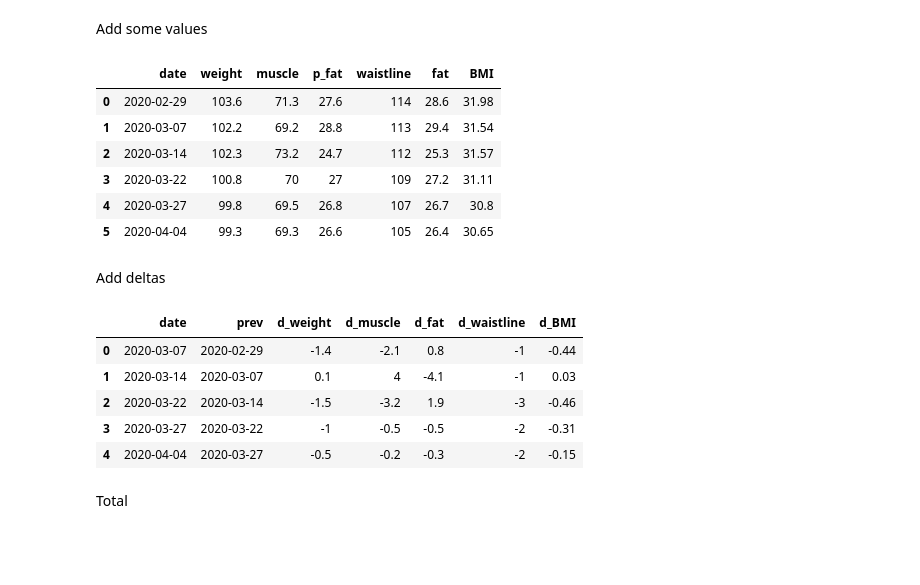
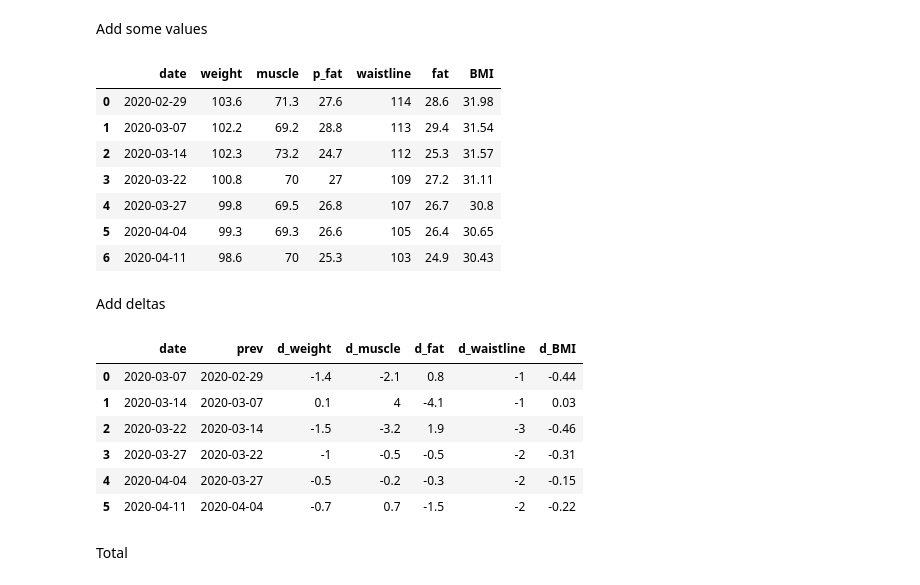
Before and after one commit to ivanross/my-notebook, a Jupyter notebook: Tanita.ipynb, the cells around one changed output. Drawn from its saved outputs; the diff is of its cells as text; code cells hidden in the pictures; blank space fills up the shorter version.

```diff
--- a/Tanita.ipynb
+++ b/Tanita.ipynb
@@ -18,6 +18,7 @@ data = [
     {"date": "2020-03-22", "weight": 100.8, "muscle": 70.0, "p_fat": 27.0, "waistline": 109 },
     {"date": "2020-03-27", "weight":  99.8, "muscle": 69.5, "p_fat": 26.8, "waistline": 107 },
     {"date": "2020-04-04", "weight":  99.3, "muscle": 69.3, "p_fat": 26.6, "waistline": 105 },
+    {"date": "2020-04-11", "weight":  98.6, "muscle": 70.0, "p_fat": 25.3, "waistline": 103 },
 
 ]
 # %% [markdown]
@@ -39,32 +40,34 @@ table(data)
 | 3 | 2020-03-22 | 100.8 | 70 | 27 | 109 | 27.2 | 31.11 |
 | 4 | 2020-03-27 | 99.8 | 69.5 | 26.8 | 107 | 26.7 | 30.8 |
 | 5 | 2020-04-04 | 99.3 | 69.3 | 26.6 | 105 | 26.4 | 30.65 |
+| 6 | 2020-04-11 | 98.6 | 70 | 25.3 | 103 | 24.9 | 30.43 |
 # %% [markdown]
 Add deltas
 # %%
 def computeDeltas(_data):
     _deltas = []
     for (prev,curr) in pairwise(_data):
         dd = {
             "date": curr["date"],
             "prev": prev["date"]
         }
 
         for k in ["weight", "muscle", "fat", "waistline","BMI"]:
             dd["d_"+k] = round(curr[k] - prev[k],2)
 
         _deltas.append(dd)
     return _deltas
 
-delta = computeDeltas(data)
+deltas = computeDeltas(data)
 pd.DataFrame(deltas).style
 # %% [output]
 |  | date | prev | d_weight | d_muscle | d_fat | d_waistline | d_BMI |
 | 0 | 2020-03-07 | 2020-02-29 | -1.4 | -2.1 | 0.8 | -1 | -0.44 |
 | 1 | 2020-03-14 | 2020-03-07 | 0.1 | 4 | -4.1 | -1 | 0.03 |
 | 2 | 2020-03-22 | 2020-03-14 | -1.5 | -3.2 | 1.9 | -3 | -0.46 |
 | 3 | 2020-03-27 | 2020-03-22 | -1 | -0.5 | -0.5 | -2 | -0.31 |
 | 4 | 2020-04-04 | 2020-03-27 | -0.5 | -0.2 | -0.3 | -2 | -0.15 |
+| 5 | 2020-04-11 | 2020-04-04 | -0.7 | 0.7 | -1.5 | -2 | -0.22 |
 # %% [markdown]
 Total
 # %%
```
Also changed, not shown: parts of 2 cells of this notebook.
